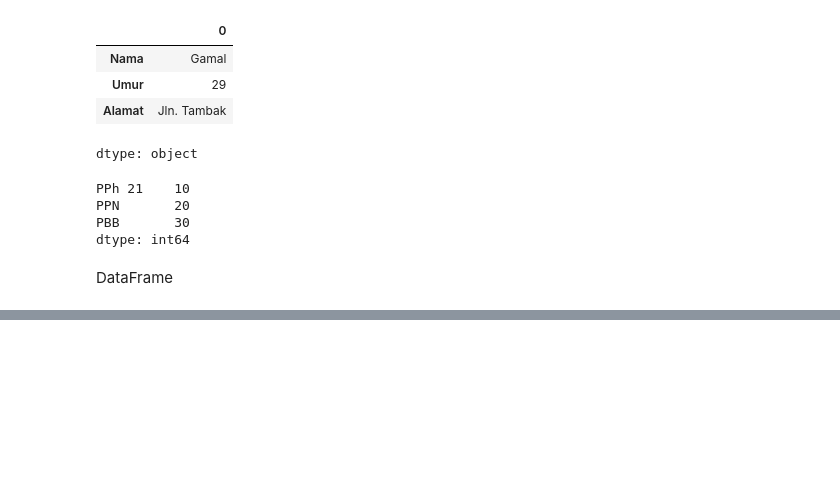
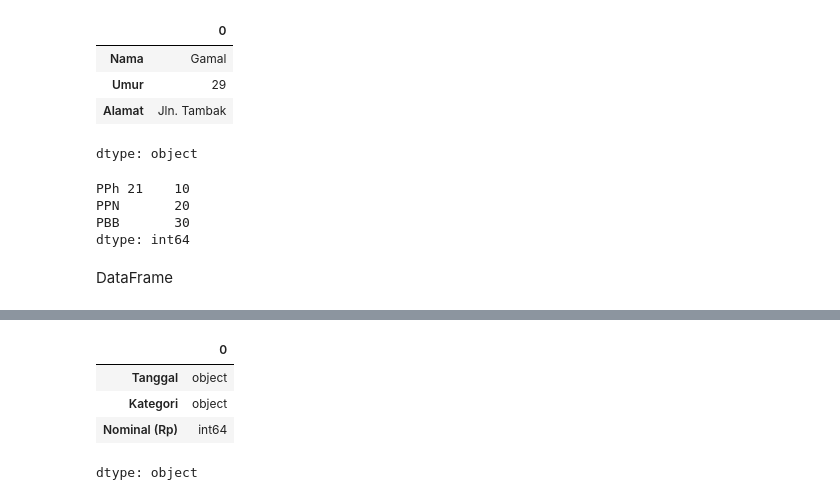
Before and after one commit to gamal20/latihan, a Jupyter notebook: Pelatihan2.ipynb, the cells around one changed output, grey strips where cells are left out. Saved outputs shown, nothing was run; the diff lists cells and outputs as text; code cells hidden in the pictures; blank space fills up the shorter version.

```diff
--- a/Pelatihan2.ipynb
+++ b/Pelatihan2.ipynb
@@ -125,0 +135,8 @@ pandas.core.frame.DataFrame
+# %%
+df_pengeluaran.dtypes
+# %% [output]
+|  | 0 |
+| Tanggal | object |
+| Kategori | object |
+| Nominal (Rp) | int64 |
+dtype: object
```
Also changed, not shown: parts of 6 cells of this notebook.
